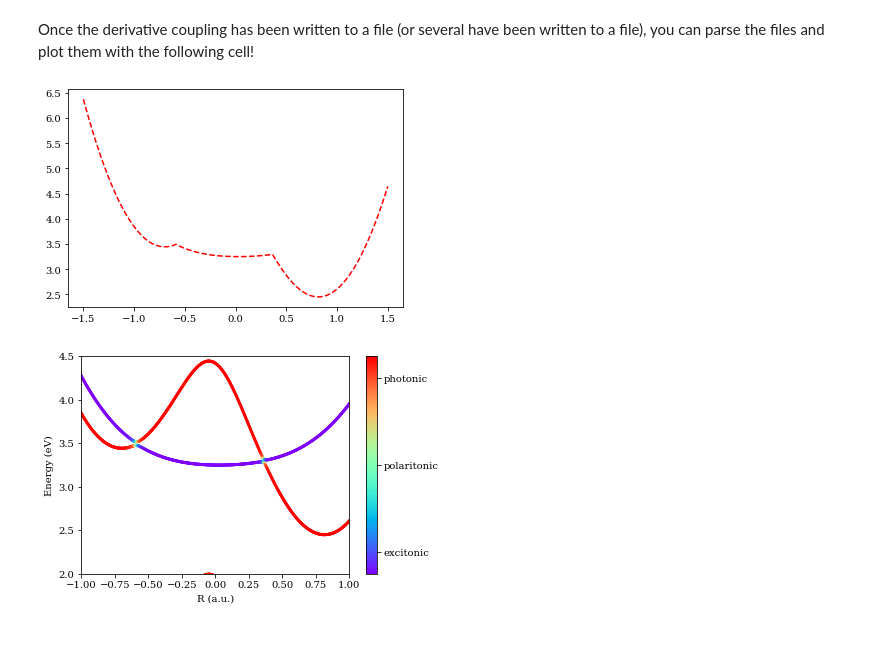
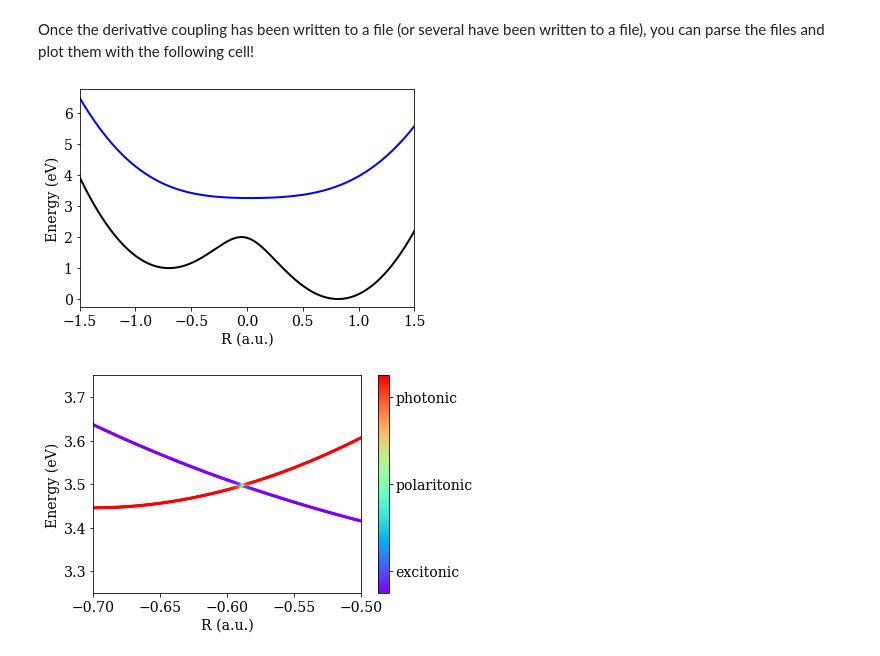
Before and after one commit to FoleyLab/PyCQED, a Jupyter notebook: Plot_PES.ipynb, the cells around one changed output. Drawn from its saved outputs; the diff is of its cells as text; code cells hidden in the pictures.

```diff
--- a/Plot_PES.ipynb
+++ b/Plot_PES.ipynb
@@ -13,7 +13,7 @@ from matplotlib import rcParams
 
 
 rcParams['font.family'] = 'serif'
-rcParams['font.size'] = 13
+rcParams['font.size'] = 14
 # %% [markdown]
 The following cell will actually compute the derivative coupling and write it to a file.  You can change the $\gamma$ parameter and the filename (via $prefix$) here!
 # %%
@@ -70,37 +70,44 @@ polt.Write_PES(pes_fn, pc_fn)
 # %% [markdown]
 Once the derivative coupling has been written to a file (or several have been written to a file), you can parse the files and plot them with the following cell!
 # %%
-pes_50 = np.loadtxt("Data/gam_50.0_pes.txt",dtype=complex)
-#pes_1 = np.loadtxt("Data/gam_1.0_pes.txt", dtype=complex)
-#plt.plot(pes_1[:,0], 27.211*np.abs(pes_1[:,2]) , 'blue')
-plt.plot(pes_50[:,0], 27.211*np.abs(pes_50[:,2]), 'r--')
-#plt.xlim(-0.75,-0.45)
-#plt.plot(pes_v[:,0], 27.211*np.real(pes_v[:,3]))
+#pes_50 = np.loadtxt("Data/gam_1.0_pes.txt",dtype=complex)
+pes_1 = np.loadtxt("Data/gam_0.0_pes.txt", dtype=complex)
+plt.plot(pes_1[:,0], 27.211*np.abs(pes_1[:,1]) , 'black', label='$\Phi_1$', lw=2)
+#plt.plot(pes_1[:,0], 27.211*np.abs(pes_1[:,2]) , 'red', label='$\Phi_2$', lw=2)
+plt.plot(pes_1[:,0], 27.211*np.abs(pes_1[:,3]) , 'blue', label='$\Phi_3$', lw=2)
+#plt.plot(pes_1[:,0], 27.211*np.abs(pes_1[:,4]) , 'purple', label='$\Phi_4$', lw=2)
+plt.xlim(-1.5,1.5)
+plt.ylim(-.25,6.75)
+#plt.legend()
+plt.xlabel("R (a.u.)")
+plt.ylabel("Energy (eV)")
+plt.savefig("Surfaces_g_0.eps")
+
 plt.show()
 # %% [output]
-[figure, old version]
+[figure, new version]
 # %%
 pes_v = np.loadtxt(pes_fn, dtype=complex)
 pc_v = np.loadtxt(pc_fn,dtype=complex)
 
 
 ### read text file
 
 
 
 fig, ax = plt.subplots()
 cm = plt.cm.get_cmap('rainbow')
-im = ax.scatter(pes_v[:,0], 27.211*np.abs(pes_v[:,1]), c=pc_v[:,1],cmap=cm, s=4)
+#im = ax.scatter(pes_v[:,0], 27.211*np.abs(pes_v[:,1]), c=pc_v[:,1],cmap=cm, s=4)
 im = ax.scatter(pes_v[:,0], 27.211*np.abs(pes_v[:,2]), c=pc_v[:,2],cmap=cm, s=4)
 im = ax.scatter(pes_v[:,0], 27.211*np.abs(pes_v[:,3]), c=pc_v[:,3],cmap=cm, s=4)
 #im = ax.scatter(pes_v[:,0], 27.211*np.abs(pes_v[:,4]), c=pc_v[:,4],cmap=cm, s=4)
 cbar = fig.colorbar(im, ticks=[0.1, 0.5, 0.9])
 cbar.ax.set_yticklabels(['excitonic', 'polaritonic', 'photonic'])
-plt.xlim(-1.,1.)
-plt.ylim(2.0,4.5)
+plt.xlim(-0.70,-0.50)
+plt.ylim(3.25,3.75)
 plt.xlabel("R (a.u.)")
 plt.ylabel("Energy (eV)")
 plt.savefig(filename)
 plt.show()
 # %% [output]
-[figure, old version]
+[figure, new version]
```
Also changed, not shown: parts of 1 cell of this notebook, 3 other files.
